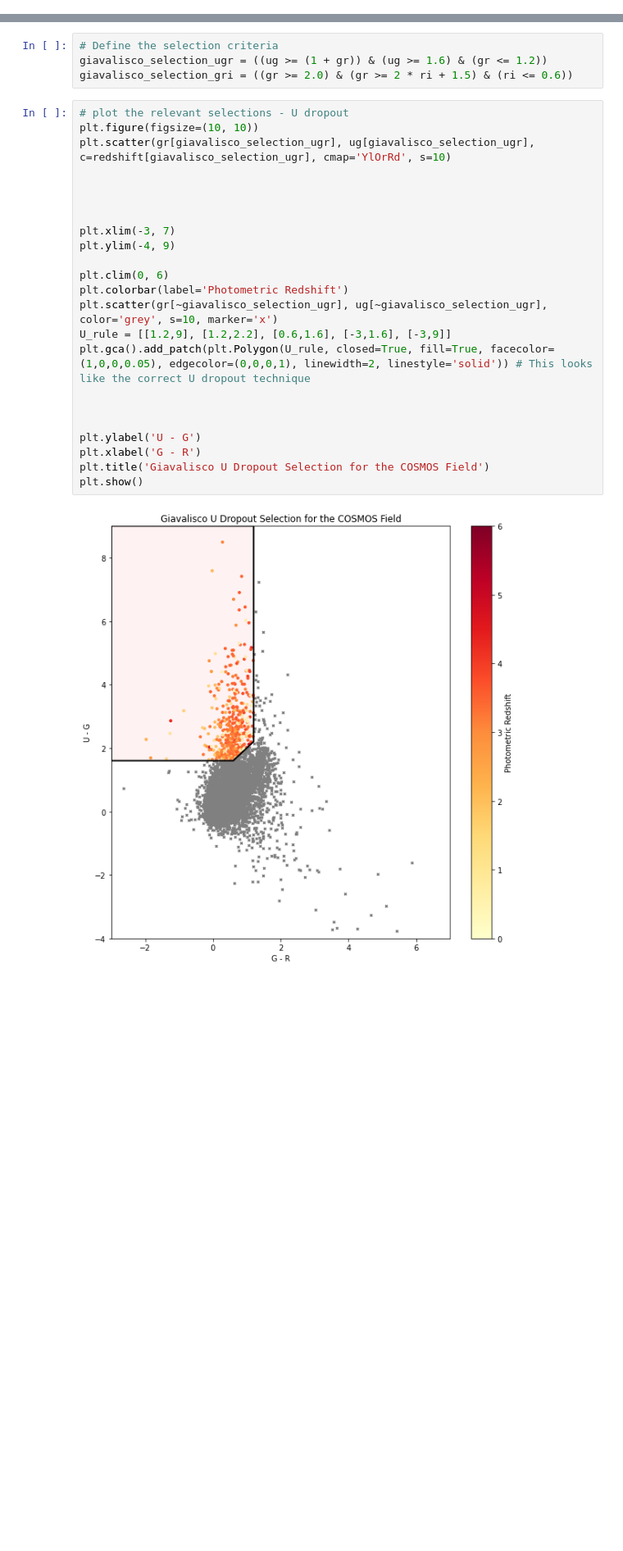
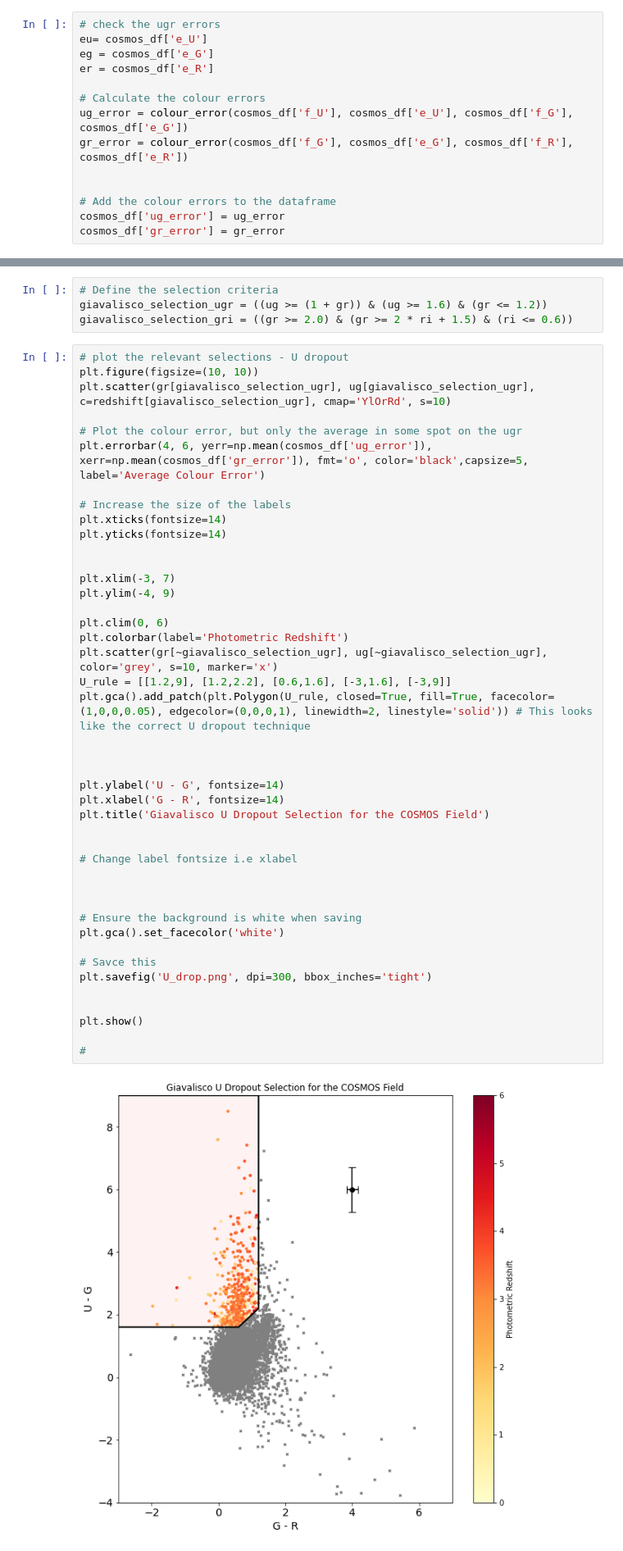
Before and after one commit to mitchellhooymans/LymanBreakActivity, a Jupyter notebook: LymanBreakActivity.ipynb, the cells around one changed output, grey strips where cells are left out. Shown at 82% size. Saved outputs shown, nothing was run; the diff lists cells and outputs as text; blank space fills up the shorter version.

```diff
--- a/LymanBreakActivity.ipynb
+++ b/LymanBreakActivity.ipynb
@@ -68,3 +80,17 @@ cosmos_df = cosmos_df[conditions_1]# & conditions_2]
+# %%
+# check the ugr errors
+eu= cosmos_df['e_U']
+eg = cosmos_df['e_G']
+er = cosmos_df['e_R']
+
+# Calculate the colour errors
+ug_error = colour_error(cosmos_df['f_U'], cosmos_df['e_U'], cosmos_df['f_G'], cosmos_df['e_G'])
+gr_error = colour_error(cosmos_df['f_G'], cosmos_df['e_G'], cosmos_df['f_R'], cosmos_df['e_R'])
+
+
+# Add the colour errors to the dataframe
+cosmos_df['ug_error'] = ug_error
+cosmos_df['gr_error'] = gr_error
 # %%
 # We need to first convert the fluxes to magnitudes.
 # We can do this using the following formula: m = -2.5 * log10(f) + 25
@@ -139,28 +169,48 @@ giavalisco_selection_gri = ((gr >= 2.0) & (gr >= 2 * ri + 1.5) & (ri <= 0.6))
 # %%
 # plot the relevant selections - U dropout
 plt.figure(figsize=(10, 10))
 plt.scatter(gr[giavalisco_selection_ugr], ug[giavalisco_selection_ugr], c=redshift[giavalisco_selection_ugr], cmap='YlOrRd', s=10)
 
+# Plot the colour error, but only the average in some spot on the ugr
+plt.errorbar(4, 6, yerr=np.mean(cosmos_df['ug_error']), xerr=np.mean(cosmos_df['gr_error']), fmt='o', color='black',capsize=5, label='Average Colour Error')
 
+# Increase the size of the labels
+plt.xticks(fontsize=14)
+plt.yticks(fontsize=14)
 
 
 plt.xlim(-3, 7)
 plt.ylim(-4, 9)
 
 plt.clim(0, 6)
 plt.colorbar(label='Photometric Redshift')
 plt.scatter(gr[~giavalisco_selection_ugr], ug[~giavalisco_selection_ugr], color='grey', s=10, marker='x')
 U_rule = [[1.2,9], [1.2,2.2], [0.6,1.6], [-3,1.6], [-3,9]]
 plt.gca().add_patch(plt.Polygon(U_rule, closed=True, fill=True, facecolor=(1,0,0,0.05), edgecolor=(0,0,0,1), linewidth=2, linestyle='solid')) # This looks like the correct U dropout technique
 
 
 
-plt.ylabel('U - G')
-plt.xlabel('G - R')
+plt.ylabel('U - G', fontsize=14)
+plt.xlabel('G - R', fontsize=14)
 plt.title('Giavalisco U Dropout Selection for the COSMOS Field')
+
+
+# Change label fontsize i.e xlabel
+
+
+
+# Ensure the background is white when saving
+plt.gca().set_facecolor('white')
+
+# Savce this
+plt.savefig('U_drop.png', dpi=300, bbox_inches='tight')
+
+
 plt.show()
+
+#
 # %% [output]
-[figure, old version]
+[figure, new version]
 # %%
 # Visualising the GRI selection -  G Dropout
 plt.figure(figsize=(10, 10))
```
Also changed, not shown: parts of 9 cells of this notebook, 2 other files.
